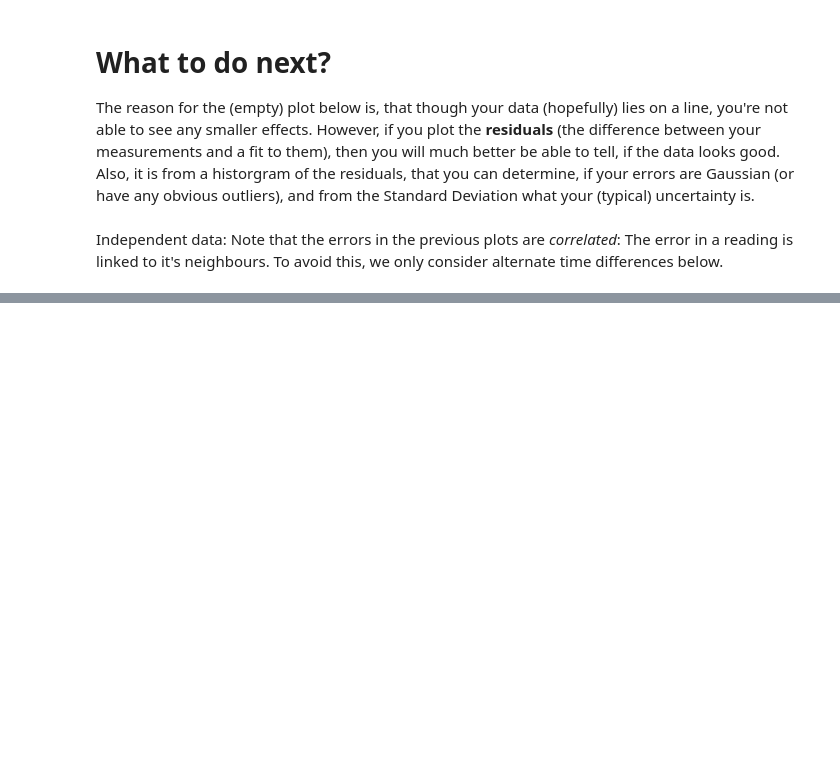
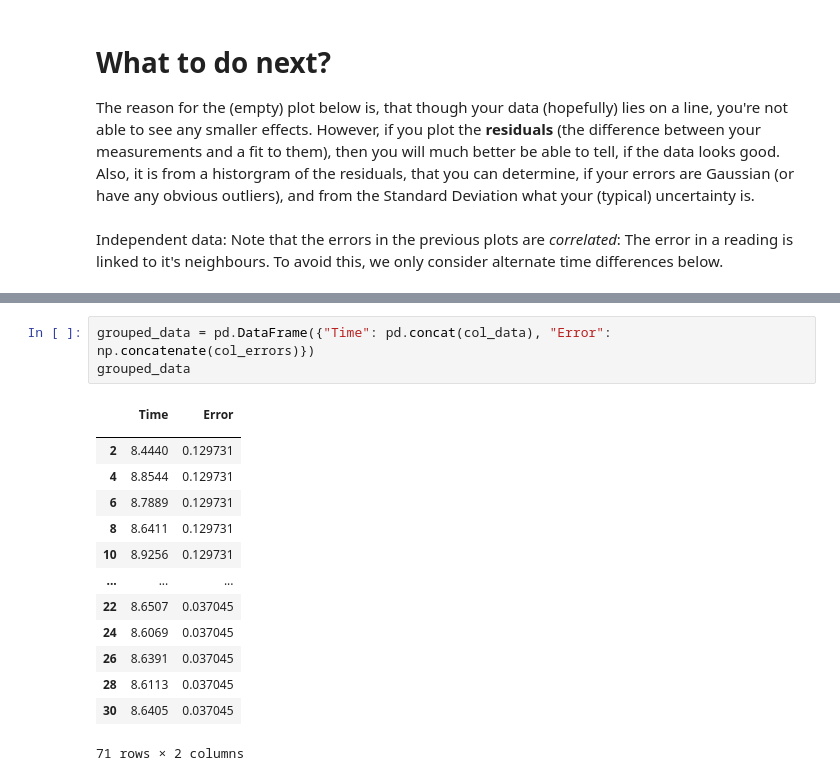
Before and after one commit to rizfn/AppStat2022, a Jupyter notebook: Project/Pendulum/pendulum.ipynb, the cells around one changed output, grey strips where cells are left out. Saved outputs shown, nothing was run; the diff lists cells and outputs as text; blank space fills up the shorter version.

Commit message:
Update pendulum project with grouped chi^2

```diff
--- a/Project/Pendulum/pendulum.ipynb
+++ b/Project/Pendulum/pendulum.ipynb
@@ -123,0 +130,18 @@ rune    : Chi2_calc = 29.00000, Prob_calc = 0.46507
+# %%
+grouped_data = pd.DataFrame({"Time": pd.concat(col_data), "Error": np.concatenate(col_errors)})
+grouped_data
+# %% [output]
+|  | Time | Error |
+|  |  |  |
+| 2 | 8.4440 | 0.129731 |
+| 4 | 8.8544 | 0.129731 |
+| 6 | 8.7889 | 0.129731 |
+| 8 | 8.6411 | 0.129731 |
+| 10 | 8.9256 | 0.129731 |
+| ... | ... | ... |
+| 22 | 8.6507 | 0.037045 |
+| 24 | 8.6069 | 0.037045 |
+| 26 | 8.6391 | 0.037045 |
+| 28 | 8.6113 | 0.037045 |
+| 30 | 8.6405 | 0.037045 |
+71 rows × 2 columns
```
Also changed, not shown: parts of 6 cells of this notebook.
